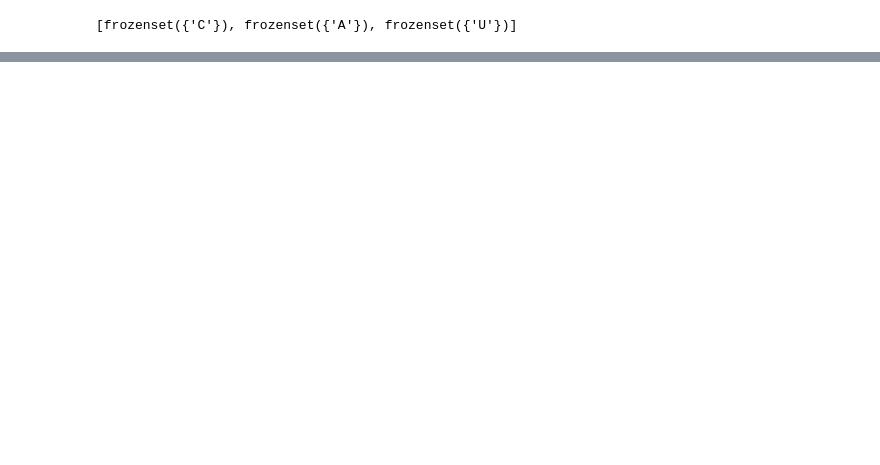
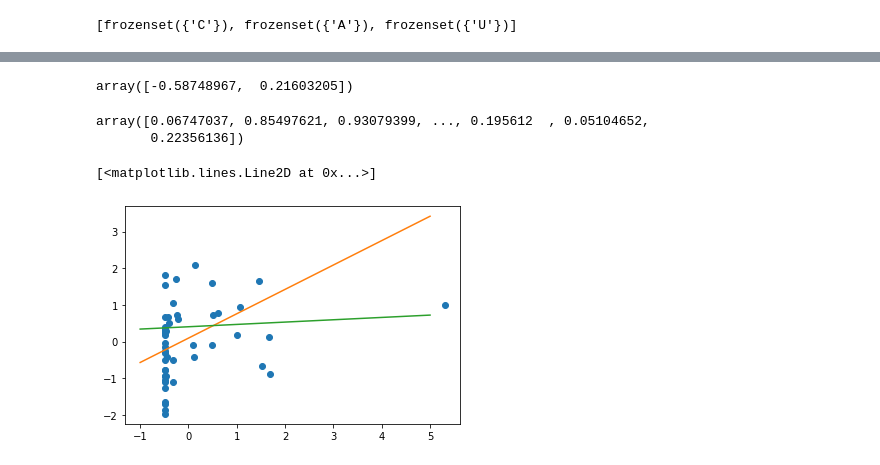
Before and after one commit to mikeviotti/Statistical_Rethinking_MV, a Jupyter notebook: Chapter_6.ipynb, the cells around one changed output, grey strips where cells are left out. Saved outputs shown, nothing was run; the diff lists cells and outputs as text; code cells hidden in the pictures; blank space fills up the shorter version.

```diff
--- a/Chapter_6.ipynb
+++ b/Chapter_6.ipynb
@@ -310,0 +406,38 @@ frozenset({frozenset({'S'}),
+# %%
+# Trying it another way. Setting an individual alpha and beta for each category and comparing.
+# http://people.duke.edu/~ccc14/sta-663-2016/16C_PyMC3.html
+
+south_codes = pd.Categorical(d['South']).codes
+
+with pm.Model() as m_6H1_3:
+    # Hyperpriors - just to make setting individual priors easier. This is useful
+    # when we have loads of categories.
+    mu_a = pm.Normal('mu_a', mu=0, sd=10)
+    sigma_a = pm.Exponential('sigma_a', 1)
+    mu_b = pm.Normal('mu_b', mu=0, sd=10)
+    sigma_b = pm.Exponential('sigma_b', 1)
+
+    # Slopes and intercepts for each category
+    alpha = pm.Normal('alpha', mu=mu_a, sd=sigma_a, shape=len(set(south_codes)))
+    beta = pm.Normal('beta', mu=mu_b, sd=sigma_b, shape=len(set(south_codes)))
+
+    sigma = pm.Exponential('sigma', 1)
+
+    # Model prediction of divorce
+    mu = alpha[south_codes] + beta[south_codes] * d.waffles_norm
+
+    # Data likelihood
+    divorce = pm.Normal('divorce', mu=mu, sd=sigma, observed=d.divorce_norm)
+
+    trace_6H1_3 = pm.sample(10000, tune=1000, chains=1)
+#     start = pm.find_MAP()
+#     step = pm.NUTS(scaling=start)
+
+# with pm.Model() as m_6H1_3:
+#     alpha = pm.Normal('alpha', mu=0, sd=0.2)
+#     beta_south = pm.Normal('beta_marriage', mu=0, sd=0.5)
+#     beta_waffles = pm.Normal('beta_waffles', mu=0, sd=0.5)
+#     mu = pm.Deterministic('mu', alpha + beta_waffles*d.waffles_norm)
+
+#     divorce = pm.Normal('divorce', mu=mu, sd=sigma, observed=d.divorce_norm)
+#     trace_6H1_2 = pm.sample(1000, tune=1000, chains=1)
@@ -310,0 +465,19 @@ frozenset({frozenset({'S'}),
+# %%
+mu_pred[0]
+# %% [output]
+array([-0.58748967,  0.21603205])
+# %%
+trace_6H1_3['alpha'][:,0]
+# %% [output]
+array([0.06747037, 0.85497621, 0.93079399, ..., 0.195612  , 0.05104652,
+       0.22356136])
+# %%
+x = np.linspace(-1, 5, 10000)
+mu_pred = trace_6H1_3['alpha'][:,0] + trace_6H1_3['beta'][:,0] * x[:,None]
+mu_pred2 = trace_6H1_3['alpha'][:,1] + trace_6H1_3['beta'][:,1] * x[:,None]
+plt.plot(d.waffles_norm, d.divorce_norm, 'o')
+plt.plot(x, mu_pred.mean(1))
+plt.plot(x, mu_pred2.mean(1))
+# %% [output]
+[<matplotlib.lines.Line2D at 0x...>]
+[figure, added]
```
Also changed, not shown: parts of 28 cells of this notebook.
